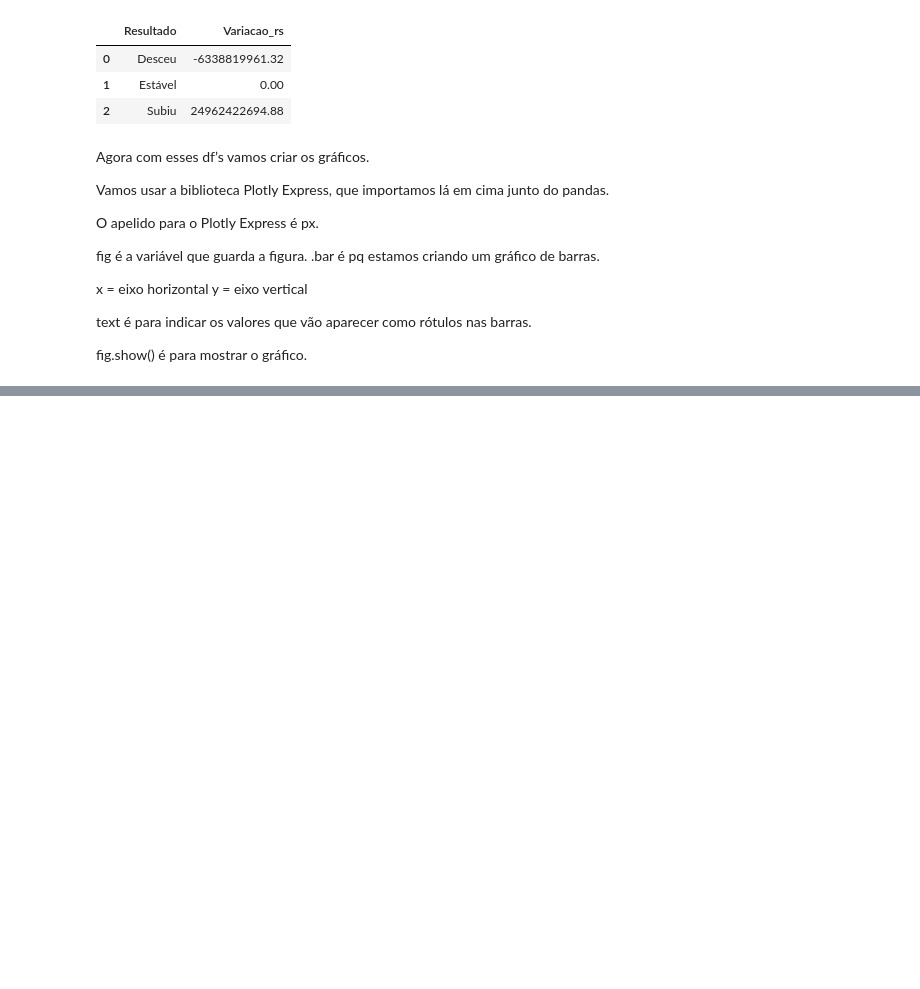
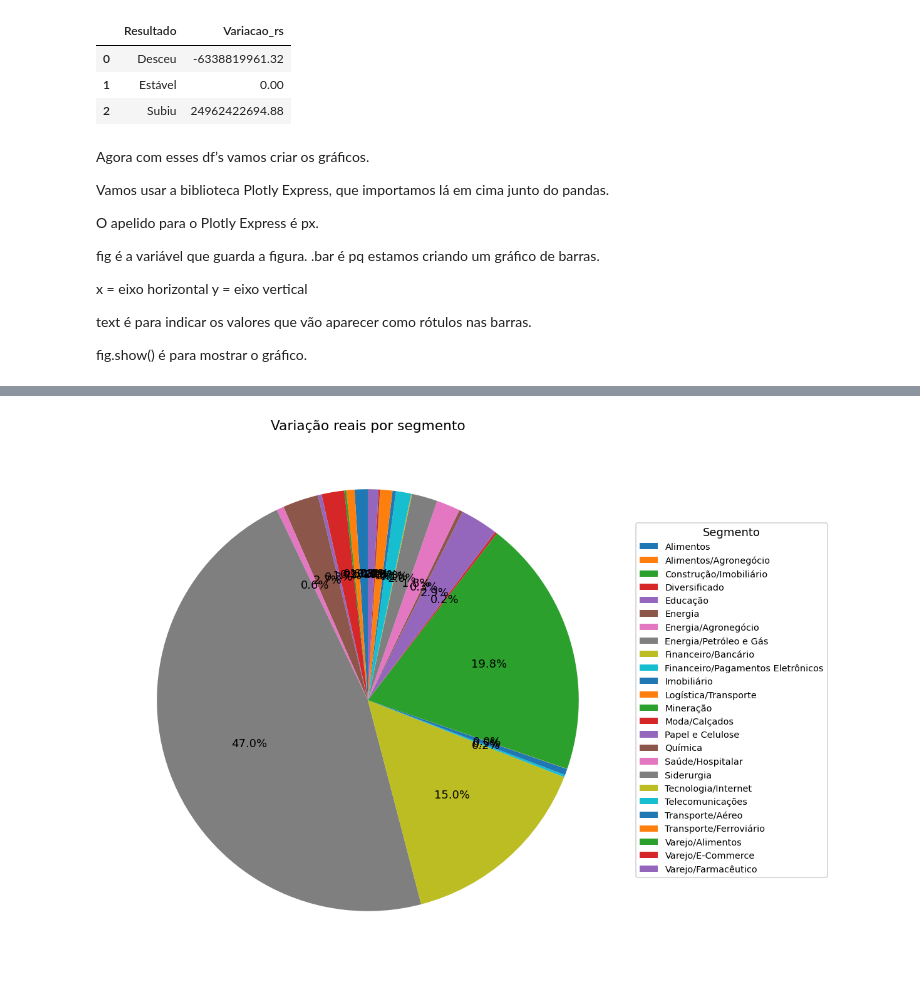
Before and after one commit to BrunaCFerreira/imersao-python-analise-de-dados-alura, a Jupyter notebook: 01_analise_com_pandas.ipynb, the cells around one changed output, grey strips where cells are left out. Drawn from its saved outputs; the diff is of its cells as text; code cells hidden in the pictures; blank space fills up the shorter version.

```diff
--- a/01_analise_com_pandas.ipynb
+++ b/01_analise_com_pandas.ipynb
@@ -448,3 +461,19 @@ fig.show()
+# %%
+fig = px.pie(df_analise_segmento, names='Segmento', values='Variacao_rs', title='Variação Reais por Segmento')
+fig.show()
+
+# Versão estática para aparecer no GitHub (o Plotly interativo continua acima).
+import matplotlib.pyplot as plt
+fig_estatica, ax = plt.subplots(figsize=(10, 7))
+valores = df_analise_segmento['Variacao_rs']
+rotulos = df_analise_segmento['Segmento'].astype(str)
+ax.pie(valores, labels=None, autopct='%1.1f%%', startangle=90)
+ax.legend(rotulos, title='Segmento', loc='center left', bbox_to_anchor=(1, 0.5), fontsize=8)
+ax.set_title('Variação reais por segmento')
+fig_estatica.tight_layout()
+plt.show()
+# %% [output]
+[figure, added]
 # %%
 df_analise_cat_idade = df_principal.groupby('Cat_idade')['Variacao_rs'].sum().reset_index()
 df_analise_cat_idade
```
Also changed, not shown: parts of 5 cells of this notebook, 1 other file.
